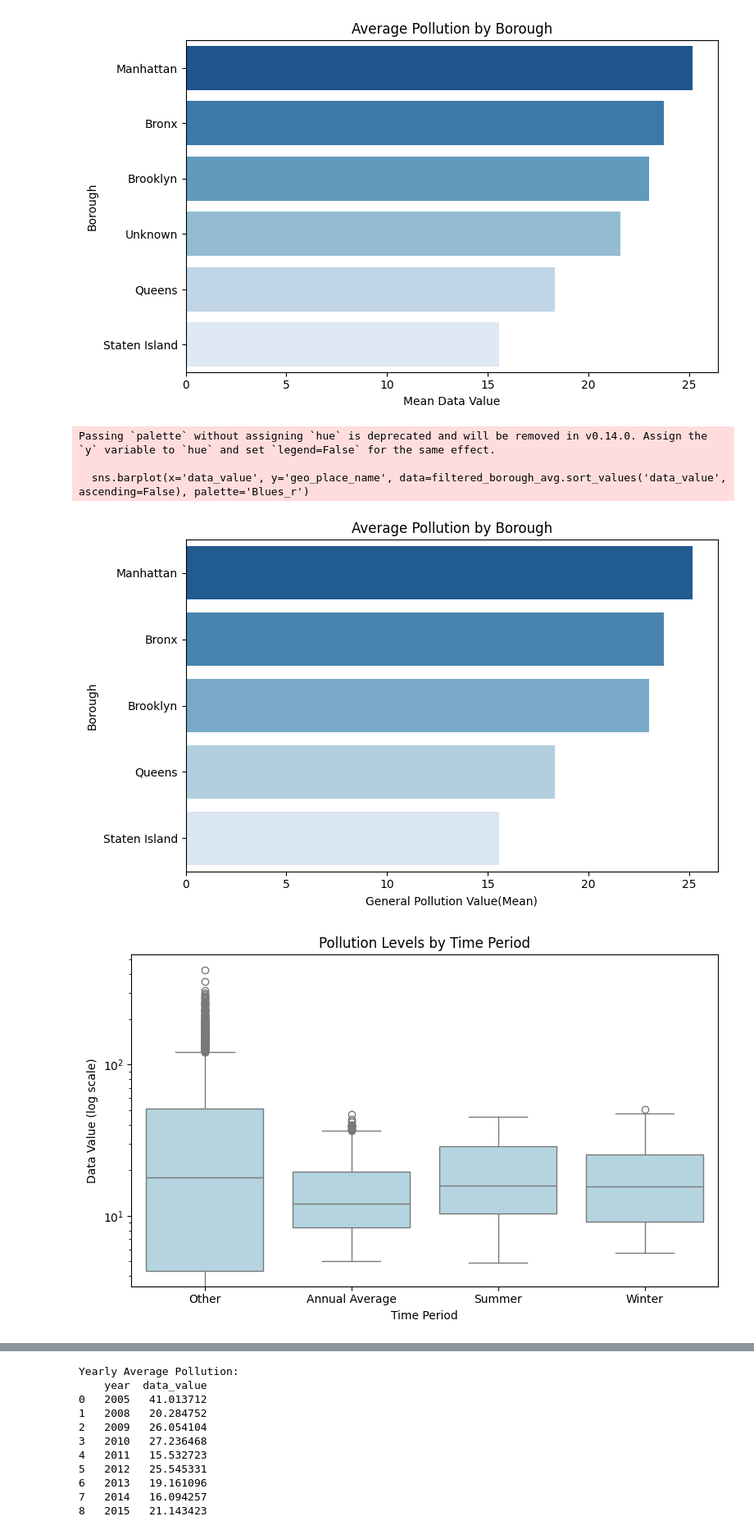
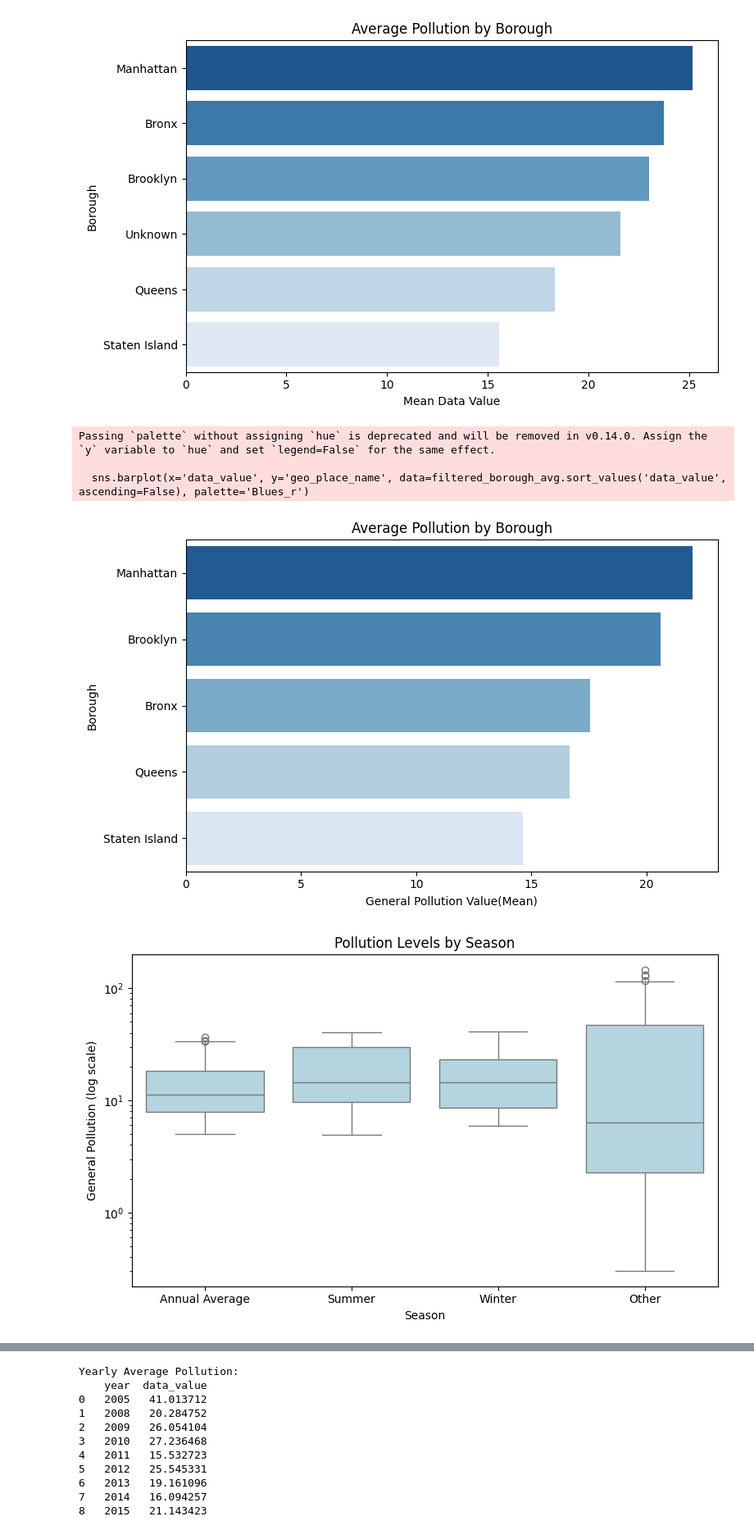
Before and after one commit to birbmel/CSC59866, a Jupyter notebook: NYCAirQuality.ipynb, the cells around one changed output, grey strips where cells are left out. Shown at 82% size. Cells and saved outputs as stored; diff of their text form; code cells hidden in the pictures.

```diff
--- a/NYCAirQuality.ipynb
+++ b/NYCAirQuality.ipynb
@@ -54,7 +54,10 @@ Passing `palette` without assigning `hue` is deprecated and will be removed in v
 # %%
 
 # Filter out 'Unknown' from borough analysis
-filtered_borough_avg = nyc_aq[nyc_aq['geo_place_name'] != 'Unknown']     .groupby('geo_place_name')['data_value'].mean().reset_index()
+filtered_borough_avg = nyc_aq[
+    (nyc_aq['name'] == 'General Pollution') &
+    (nyc_aq['geo_place_name'] != 'Unknown')
+].groupby('geo_place_name')['data_value'].mean().reset_index()
 
 plt.figure(figsize=(8, 5))
 sns.barplot(x='data_value', y='geo_place_name', data=filtered_borough_avg.sort_values('data_value', ascending=False), palette='Blues_r')
@@ -67,16 +70,22 @@ plt.show()
 Passing `palette` without assigning `hue` is deprecated and will be removed in v0.14.0. Assign the `y` variable to `hue` and set `legend=False` for the same effect.
 
   sns.barplot(x='data_value', y='geo_place_name', data=filtered_borough_avg.sort_values('data_value', ascending=False), palette='Blues_r')
-[figure, old version]
+[figure, new version]
 # %%
 # Log scale boxplot by time period
+pollution = nyc_aq[
+    (nyc_aq['name'] == 'General Pollution') &
+    (nyc_aq['geo_place_name'] != 'Unknown') &
+    (nyc_aq['time_period'].notna())
+]
+
 plt.figure(figsize=(8, 5))
-sns.boxplot(x='time_period', y='data_value', data=nyc_aq, color='lightblue')
+sns.boxplot(x='time_period', y='data_value', data=pollution, color='lightblue')
 plt.yscale('log')
-plt.title("Pollution Levels by Time Period")
-plt.xlabel("Time Period")
-plt.ylabel("Data Value (log scale)")
+plt.title("Pollution Levels by Season")
+plt.xlabel("Season")
+plt.ylabel("General Pollution (log scale)")
 plt.tight_layout()
 plt.show()
 # %% [output]
-[figure, old version]
+[figure, new version]
```
Also changed, not shown: parts of 5 cells of this notebook.
